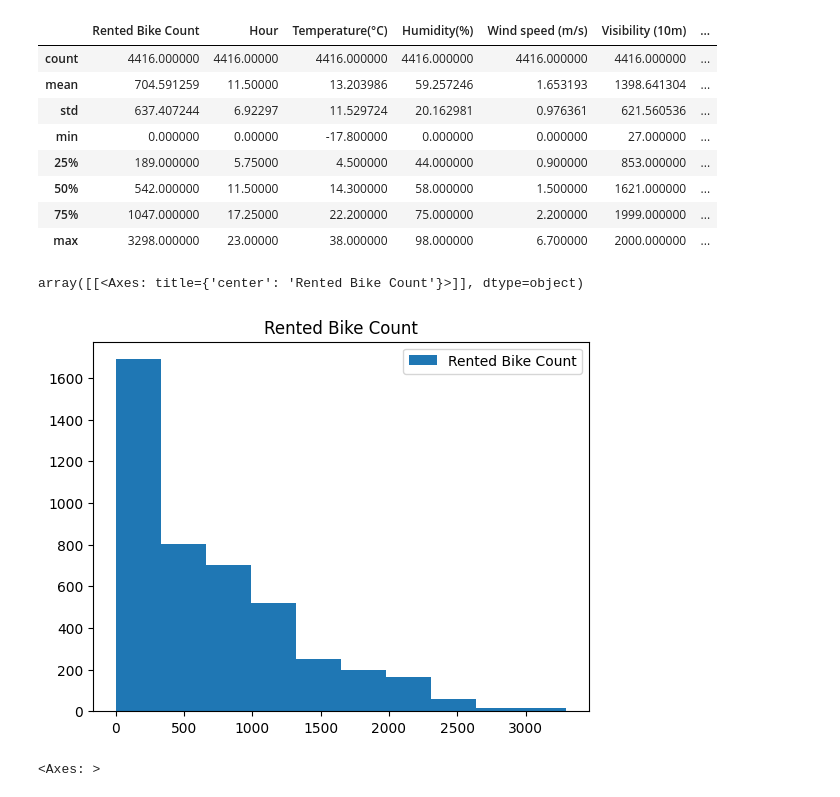
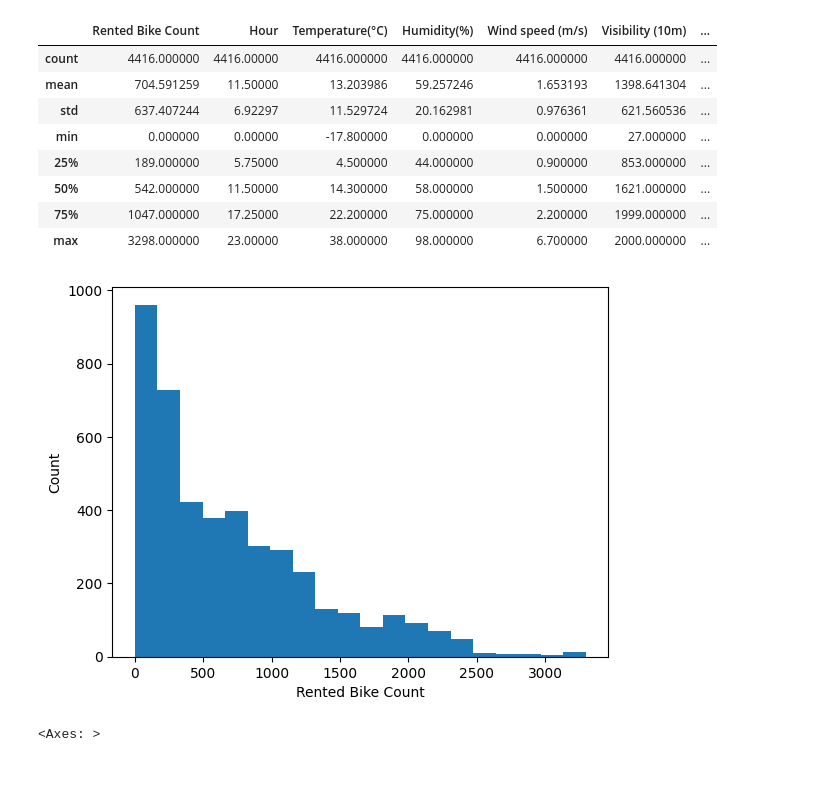
Before and after one commit to WillTalbot06/Machine-Learning-Project-Files, a Jupyter notebook: Machine_Learning_Project_Specification.ipynb, the cells around one changed output. Cells and saved outputs as stored; diff of their text form; code cells hidden in the pictures.

```diff
--- a/Machine_Learning_Project_Specification.ipynb
+++ b/Machine_Learning_Project_Specification.ipynb
@@ -113,12 +117,14 @@ dataframe.describe()
 | 50% | 542.000000 | 11.50000 | 14.300000 | 58.000000 | 1.500000 | 1621.000000 | ... |
 | 75% | 1047.000000 | 17.25000 | 22.200000 | 75.000000 | 2.200000 | 1999.000000 | ... |
 | max | 3298.000000 | 23.00000 | 38.000000 | 98.000000 | 6.700000 | 2000.000000 | ... |
-# %%
-dataframe.hist('Rented Bike Count',legend=True,grid=False)
-#needs vertical axis to be labeled as count
-# %% [output]
-array([[<Axes: title={'center': 'Rented Bike Count'}>]], dtype=object)
-[figure, removed]
+# %%
+#4.
+hist = dataframe['Rented Bike Count'].hist(grid=False,bins=20)
+plt.xlabel('Rented Bike Count')
+plt.ylabel('Count')
+plt.show()
+# %% [output]
+[figure, added]
 # %%
 dataframe.boxplot('Rented Bike Count',grid=False,vert=False)
 # %% [output]
```
Also changed, not shown: parts of 7 cells of this notebook.
